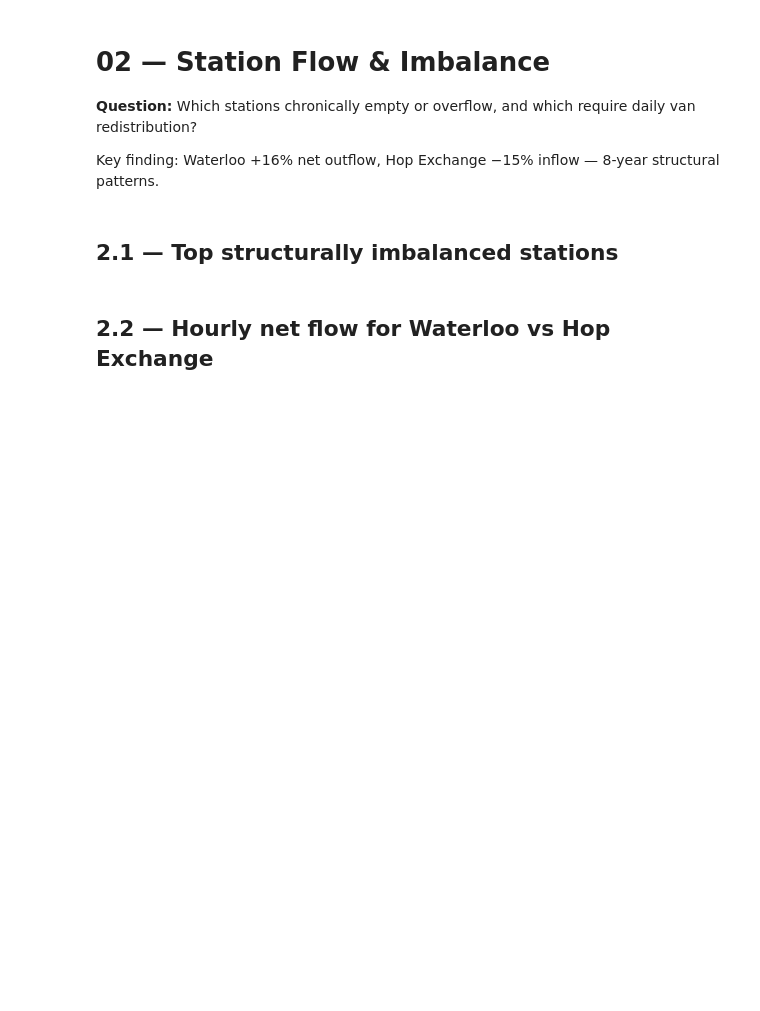
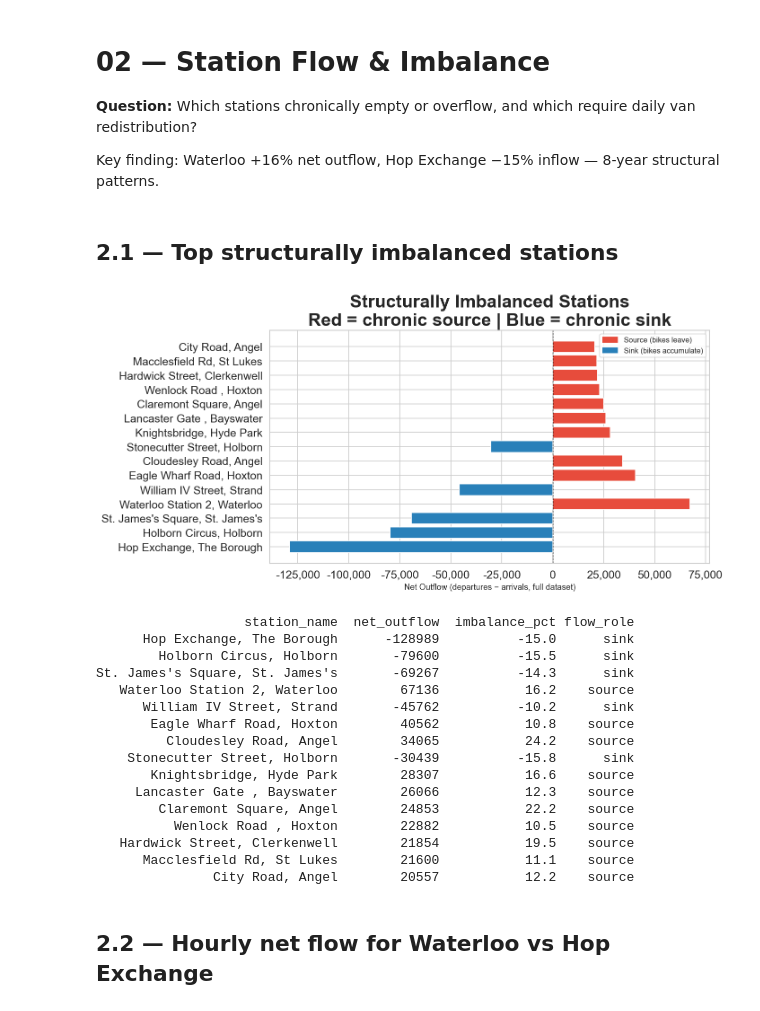
Before and after one commit to cheauyuin/m2-project-v2, a Jupyter notebook: notebooks/02_station_flow.ipynb, the cells around one changed output. Cells and saved outputs as stored; diff of their text form; code cells hidden in the pictures; blank space fills up the shorter version.

```diff
--- a/notebooks/02_station_flow.ipynb
+++ b/notebooks/02_station_flow.ipynb
@@ -4,52 +4,84 @@
 
 Key finding: Waterloo +16% net outflow, Hop Exchange −15% inflow — 8-year structural patterns.
 # %%
-from sqlalchemy import create_engine
+from google.cloud import bigquery
 import pandas as pd
 import matplotlib.pyplot as plt
 import matplotlib.ticker as mticker
 import seaborn as sns
+import numpy as np
 
 PROJECT = 'm2-dataset-study'
-engine = create_engine(f'bigquery://{PROJECT}/london_bicycles')
-sns.set_theme(style='whitegrid')
+
+client = bigquery.Client(project=PROJECT)
+
+def bq(sql):
+    return client.query(sql, location='EU').to_dataframe()
+
+sns.set_theme(style='whitegrid', palette='muted')
 plt.rcParams['figure.dpi'] = 120
+plt.rcParams['font.size'] = 16
+plt.rcParams['axes.titlesize'] = 24
+plt.rcParams['figure.titlesize'] = 28
+plt.rcParams['axes.labelsize'] = 18
+plt.rcParams['xtick.labelsize'] = 15
+plt.rcParams['ytick.labelsize'] = 15
+plt.rcParams['legend.fontsize'] = 16
+plt.rcParams['axes.titlepad'] = 20
 # %% [markdown]
 ## 2.1 — Top structurally imbalanced stations
 # %%
 sql = """
 SELECT
     station_name,
     total_departures,
     total_arrivals,
     net_outflow,
     ROUND(imbalance_pct, 1) AS imbalance_pct,
     flow_role
-FROM `m2-dataset-study.london_bicycles.dim_station`
+FROM `m2-dataset-study.london_bicycles_dev_dimensions.dim_station`
 WHERE is_structural_imbalance
   AND NOT has_capacity_error
 ORDER BY ABS(net_outflow) DESC
 LIMIT 15
 """
-df = pd.read_sql(sql, engine)
+df = bq(sql)
 
 fig, ax = plt.subplots(figsize=(12, 6))
 colours = df['flow_role'].map({'source': '#E74C3C', 'sink': '#2980B9', 'balanced': '#95A5A6'})
 bars = ax.barh(df['station_name'], df['net_outflow'], color=colours)
 ax.axvline(0, color='black', linewidth=0.8, linestyle='--')
 ax.xaxis.set_major_formatter(mticker.FuncFormatter(lambda x, _: f'{x:,.0f}'))
 ax.set_xlabel('Net Outflow (departures − arrivals, full dataset)', fontsize=11)
-ax.set_title('Structurally Imbalanced Stations\nRed = chronic source | Blue = chronic sink', fontsize=13, fontweight='bold')
+ax.set_title('Structurally Imbalanced Stations\nRed = chronic source | Blue = chronic sink', fontsize=24, fontweight='bold')
 
 from matplotlib.patches import Patch
 ax.legend(handles=[
     Patch(color='#E74C3C', label='Source (bikes leave)'),
     Patch(color='#2980B9', label='Sink (bikes accumulate)'),
 ], fontsize=10)
 plt.tight_layout()
 plt.savefig('../outputs/02_station_imbalance.png', bbox_inches='tight')
 plt.show()
 print(df[['station_name','net_outflow','imbalance_pct','flow_role']].to_string(index=False))
+# %% [output]
+[figure, added]
+                   station_name  net_outflow  imbalance_pct flow_role
+      Hop Exchange, The Borough      -128989          -15.0      sink
+        Holborn Circus, Holborn       -79600          -15.5      sink
+St. James's Square, St. James's       -69267          -14.3      sink
+   Waterloo Station 2, Waterloo        67136           16.2    source
+      William IV Street, Strand       -45762          -10.2      sink
+       Eagle Wharf Road, Hoxton        40562           10.8    source
+         Cloudesley Road, Angel        34065           24.2    source
+    Stonecutter Street, Holborn       -30439          -15.8      sink
+       Knightsbridge, Hyde Park        28307           16.6    source
+     Lancaster Gate , Bayswater        26066           12.3    source
+        Claremont Square, Angel        24853           22.2    source
+          Wenlock Road , Hoxton        22882           10.5    source
+   Hardwick Street, Clerkenwell        21854           19.5    source
+      Macclesfield Rd, St Lukes        21600           11.1    source
+               City Road, Angel        20557           12.2    source
 # %% [markdown]
 ## 2.2 — Hourly net flow for Waterloo vs Hop Exchange
 # %%
```
Also changed, not shown: parts of 2 cells of this notebook, 17 other files.
